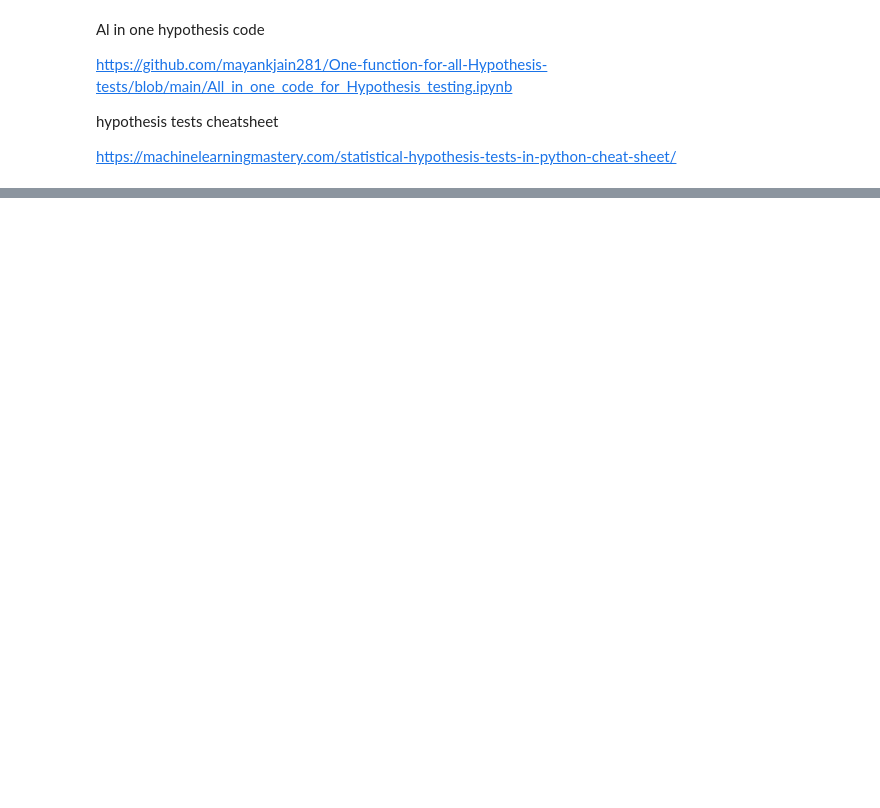
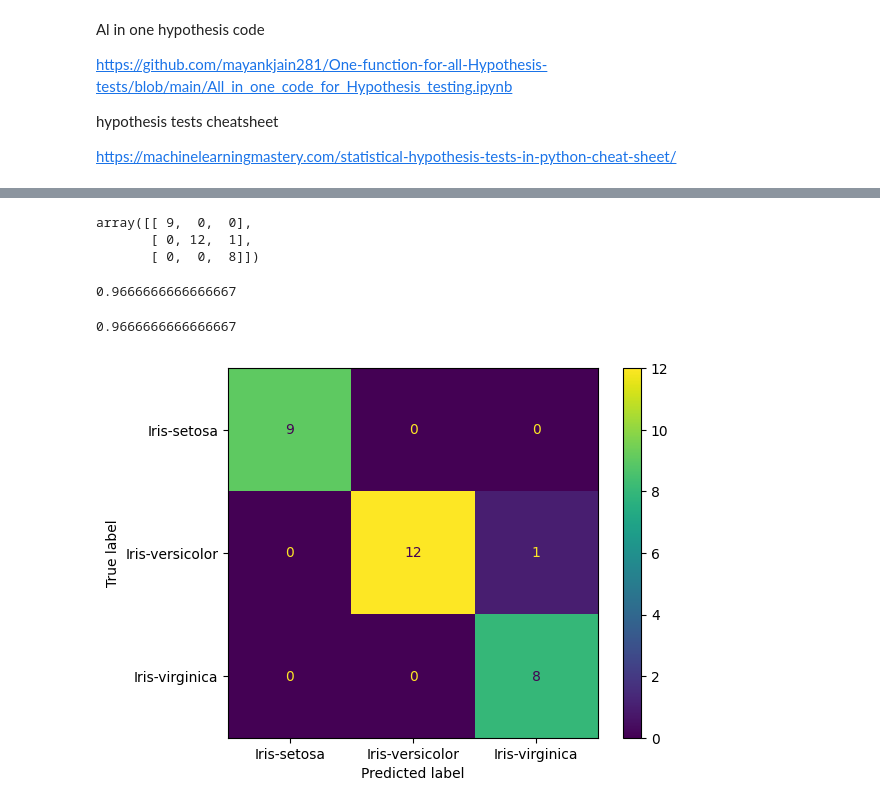
Before and after one commit to mayankjain281/ML_Daily_Practice_And_Revision, a Jupyter notebook: ML_Daily_Practice_&_Revision.ipynb, the cells around one changed output, grey strips where cells are left out. Saved outputs shown, nothing was run; the diff lists cells and outputs as text; code cells hidden in the pictures; blank space fills up the shorter version.

```diff
--- a/ML_Daily_Practice_&_Revision.ipynb
+++ b/ML_Daily_Practice_&_Revision.ipynb
@@ -28,0 +60,6 @@ from sklearn.metrics import r2_score, mean_absolute_error, mean_squared_error
+# %%
+# Load the dataset
+
+url = "https://raw.githubusercontent.com/jbrownlee/Datasets/master/iris.csv"
+names = ['sepal-length', 'sepal-width', 'petal-length', 'petal-width', 'class']
+df = pd.read_csv(url, names=names)
@@ -28,0 +90,5 @@ from sklearn.metrics import r2_score, mean_absolute_error, mean_squared_error
+# %%
+# Clean the dataset
+
+df[df.duplicated()]
+df.drop_duplicates(inplace=True)
@@ -28,0 +109,12 @@ from sklearn.metrics import r2_score, mean_absolute_error, mean_squared_error
+# %%
+# split out dataset
+
+array = df.values
+X = array[:,:4]
+y = array[:,[-1]]
+X_train, X_test, y_train, y_test = train_test_split(X,y, test_size=0.20, random_state=1)
+# %%
+knn = KNeighborsClassifier(n_neighbors=5, metric='euclidean')
+knn.fit(X_train,y_train.ravel())
+y_pred = knn.predict(X_test)
+classification_report(y_test,y_pred,target_names=list(df['class'].unique()))
@@ -28,0 +136,23 @@ from sklearn.metrics import r2_score, mean_absolute_error, mean_squared_error
+# %%
+confusion_matrix(y_test, y_pred)
+# %% [output]
+array([[ 9,  0,  0],
+       [ 0, 12,  1],
+       [ 0,  0,  8]])
+# %%
+knn.score(X_test, y_test)
+# %% [output]
+0.9666666666666667
+# %%
+accuracy_score(y_test,y_pred)
+# %% [output]
+0.9666666666666667
+# %%
+cm = confusion_matrix(y_test, y_pred)
+
+cm_display = ConfusionMatrixDisplay(confusion_matrix = cm, display_labels=list(df['class'].unique()))
+
+cm_display.plot()
+plt.show()
+# %% [output]
+[figure, added]
```
Also changed, not shown: parts of 11 cells of this notebook.
